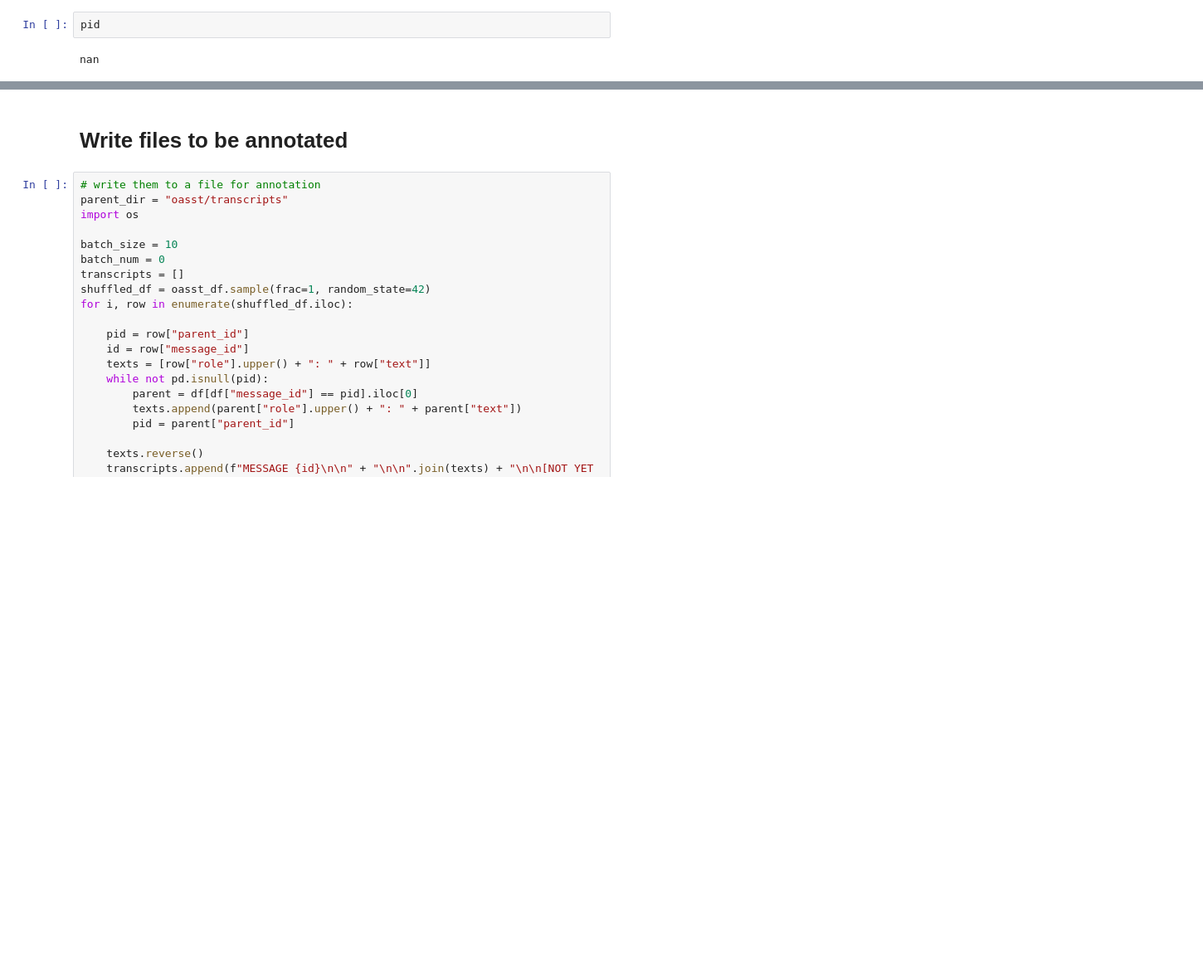
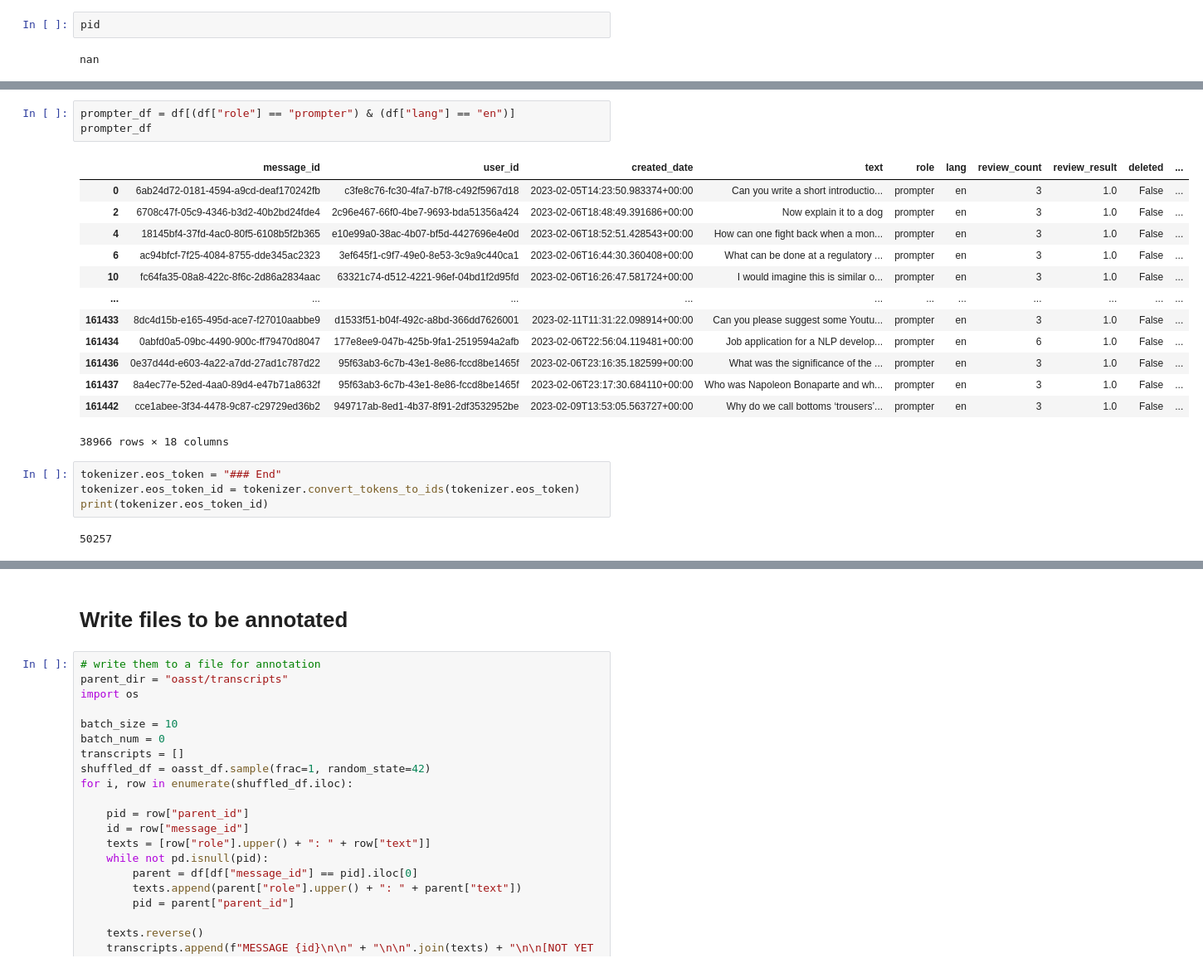
Before and after one commit to AlexTMallen/dlk-benchmarking, a Jupyter notebook: oasst.ipynb, the cells around one changed output, grey strips where cells are left out. Shown at 83% size. Cells and saved outputs as stored; diff of their text form; blank space fills up the shorter version.

```diff
--- a/oasst.ipynb
+++ b/oasst.ipynb
@@ -158,0 +159,23 @@ Overall, solar cells convert sunlight directly into electricity, providing a cle
+# %%
+prompter_df = df[(df["role"] == "prompter") & (df["lang"] == "en")]
+prompter_df
+# %% [output]
+|  | message_id | user_id | created_date | text | role | lang | review_count | review_result | deleted | ... |
+| 0 | 6ab24d72-0181-4594-a9cd-deaf170242fb | c3fe8c76-fc30-4fa7-b7f8-c492f5967d18 | 2023-02-05T14:23:50.983374+00:00 | Can you write a short introductio... | prompter | en | 3 | 1.0 | False | ... |
+| 2 | 6708c47f-05c9-4346-b3d2-40b2bd24fde4 | 2c96e467-66f0-4be7-9693-bda51356a424 | 2023-02-06T18:48:49.391686+00:00 | Now explain it to a dog | prompter | en | 3 | 1.0 | False | ... |
+| 4 | 18145bf4-37fd-4ac0-80f5-6108b5f2b365 | e10e99a0-38ac-4b07-bf5d-4427696e4e0d | 2023-02-06T18:52:51.428543+00:00 | How can one fight back when a mon... | prompter | en | 3 | 1.0 | False | ... |
+| 6 | ac94bfcf-7f25-4084-8755-dde345ac2323 | 3ef645f1-c9f7-49e0-8e53-3c9a9c440ca1 | 2023-02-06T16:44:30.360408+00:00 | What can be done at a regulatory ... | prompter | en | 3 | 1.0 | False | ... |
+| 10 | fc64fa35-08a8-422c-8f6c-2d86a2834aac | 63321c74-d512-4221-96ef-04bd1f2d95fd | 2023-02-06T16:26:47.581724+00:00 | I would imagine this is similar o... | prompter | en | 3 | 1.0 | False | ... |
+| ... | ... | ... | ... | ... | ... | ... | ... | ... | ... | ... |
+| 161433 | 8dc4d15b-e165-495d-ace7-f27010aabbe9 | d1533f51-b04f-492c-a8bd-366dd7626001 | 2023-02-11T11:31:22.098914+00:00 | Can you please suggest some Youtu... | prompter | en | 3 | 1.0 | False | ... |
+| 161434 | 0abfd0a5-09bc-4490-900c-ff79470d8047 | 177e8ee9-047b-425b-9fa1-2519594a2afb | 2023-02-06T22:56:04.119481+00:00 | Job application for a NLP develop... | prompter | en | 6 | 1.0 | False | ... |
+| 161436 | 0e37d44d-e603-4a22-a7dd-27ad1c787d22 | 95f63ab3-6c7b-43e1-8e86-fccd8be1465f | 2023-02-06T23:16:35.182599+00:00 | What was the significance of the ... | prompter | en | 3 | 1.0 | False | ... |
+| 161437 | 8a4ec77e-52ed-4aa0-89d4-e47b71a8632f | 95f63ab3-6c7b-43e1-8e86-fccd8be1465f | 2023-02-06T23:17:30.684110+00:00 | Who was Napoleon Bonaparte and wh... | prompter | en | 3 | 1.0 | False | ... |
+| 161442 | cce1abee-3f34-4478-9c87-c29729ed36b2 | 949717ab-8ed1-4b37-8f91-2df3532952be | 2023-02-09T13:53:05.563727+00:00 | Why do we call bottoms ‘trousers’... | prompter | en | 3 | 1.0 | False | ... |
+38966 rows × 18 columns
+# %%
+tokenizer.eos_token = "### End"
+tokenizer.eos_token_id = tokenizer.convert_tokens_to_ids(tokenizer.eos_token)
+print(tokenizer.eos_token_id)
+# %% [output]
+50257
```
Also changed, not shown: parts of 9 cells of this notebook, 3 other files.
